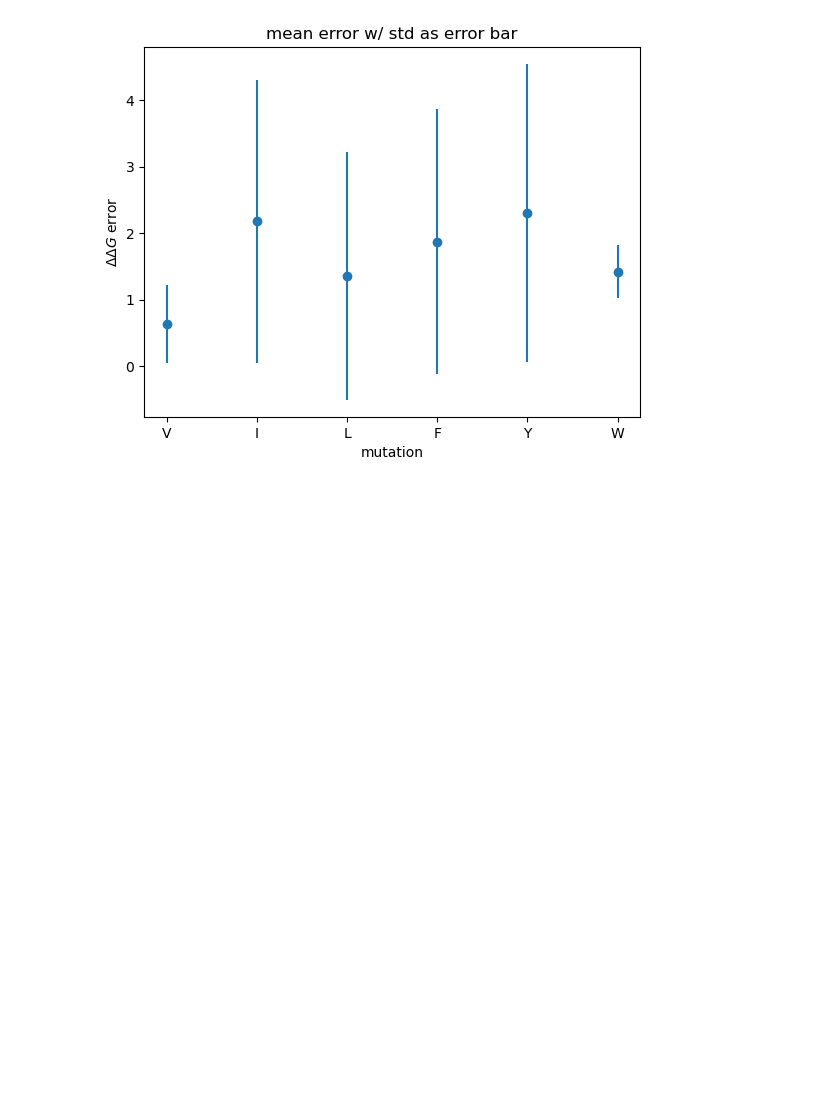
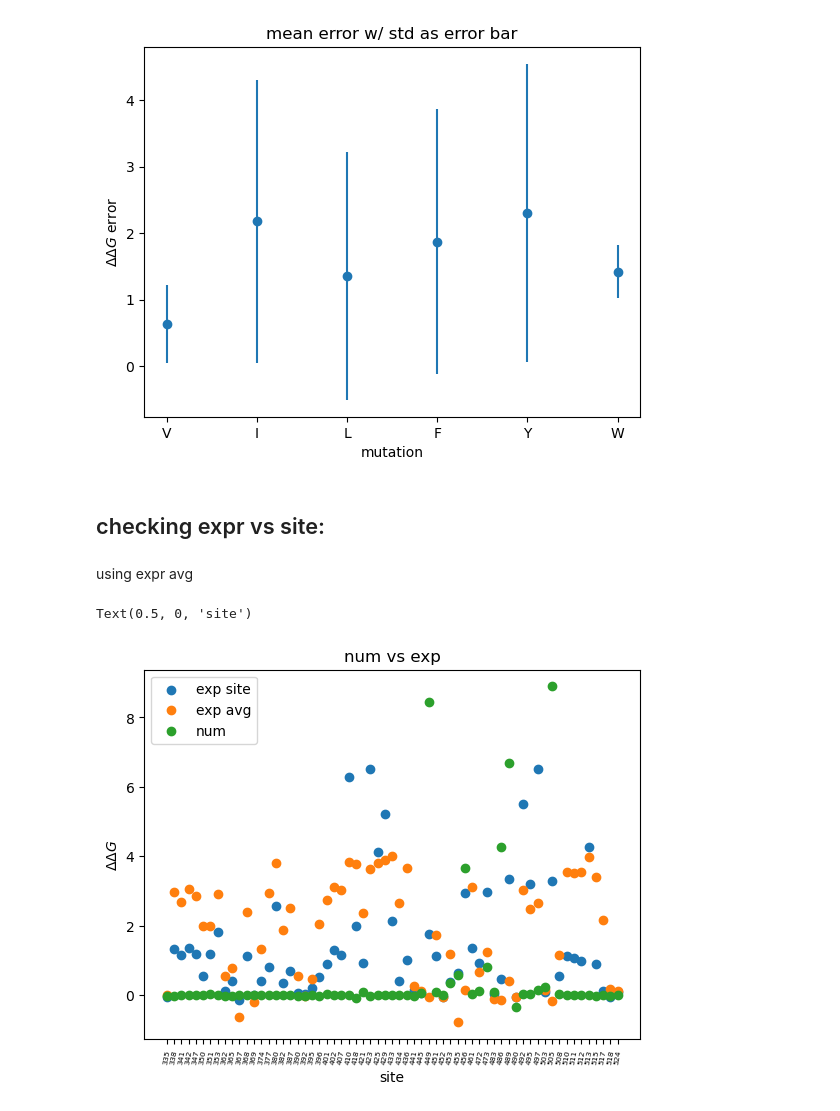
Before and after one commit to fergplace/amber_scripts, a Jupyter notebook: simple_amino_eval_pres.ipynb, the cells around one changed output. Saved outputs shown, nothing was run; the diff lists cells and outputs as text; code cells hidden in the pictures; blank space fills up the shorter version.

```diff
--- a/simple_amino_eval_pres.ipynb
+++ b/simple_amino_eval_pres.ipynb
@@ -292,3 +278,32 @@ plt.ylabel("$\Delta \Delta G}$ error")
 # %% [output]
 Text(0, 0.5, '$\\Delta \\Delta G}$ error')
 [figure]
+# %% [markdown]
+## checking expr vs site:
+# %%
+expr_SARS2_val = df_exp_data.iloc[idx]["expr_avg"].to_numpy()
+# %% [markdown]
+using expr avg
+# %%
+del_del_g_total_expr = delta_delta_G_exp_cal_frist_method(expr_SARS2_val)
+# %%
+
+fig3, axs3 = plt.subplots(1,1)
+
+axs3.set_title("num vs exp")
+axs3.scatter(mut_arg_sorted, del_del_g_total[mut_arg_idx], label="exp site")
+axs3.scatter(mut_arg_sorted, del_del_g_total_expr[mut_arg_idx], label="exp avg")
+axs3.scatter(mut_arg_sorted, num_66[mut_arg_idx], label="num")
+
+axs3.tick_params(axis="x", labelsize=5.5, rotation=80)
+axs3.legend()
+axs3.set_ylabel("$\Delta \Delta G$")
+axs3.set_xlabel("site")
+# axs3[1].scatter(mut_arg_sorted, del_del_g_total_expr[mut_arg_idx], label="exp avg")
+# axs3[1].scatter(mut_arg_sorted, num_66[mut_arg_idx], label="num")
+# axs3[1].tick_params(axis="x", labelsize=5.5, rotation=80)
+# axs3[1].set_xlabel("site")
+# axs3[1].legend()
+# %% [output]
+Text(0.5, 0, 'site')
+[figure, added]
```
Also changed, not shown: parts of 3 cells of this notebook.
